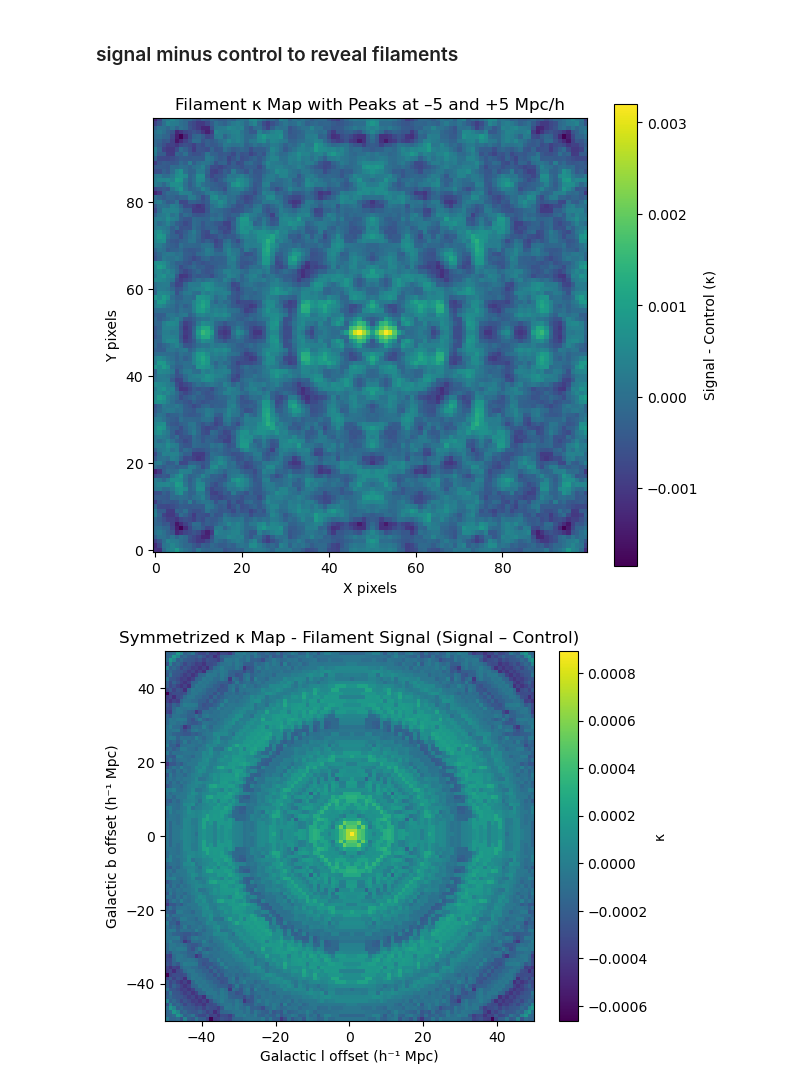
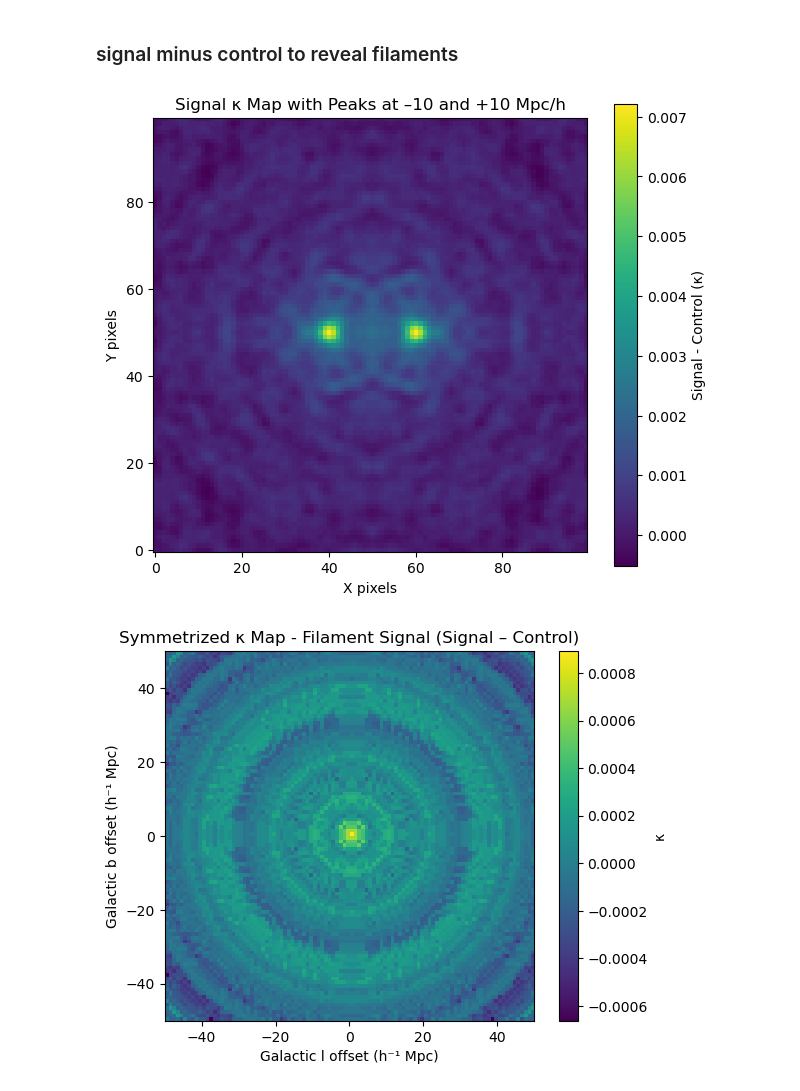
Before and after one commit to carolinewu327/astrophysics, a Jupyter notebook: subtracted_revealing_filaments.ipynb, the cells around one changed output. Saved outputs shown, nothing was run; the diff lists cells and outputs as text; code cells hidden in the pictures.

```diff
--- a/subtracted_revealing_filaments.ipynb
+++ b/subtracted_revealing_filaments.ipynb
@@ -14,7 +14,7 @@ import numpy as np
 import pandas as pd
 import matplotlib.pyplot as plt
 
-separation = 10
+separation = 20
 
 # --- Load CSVs ---
 signal = pd.read_csv(f"data/kappa_sym_{separation}_BOSS_NGCSGC.csv", index_col=0).values
@@ -32,34 +32,34 @@ shift_pix = int(np.round(shift_hmpc / cell_size_hmpc))  # convert to pixels
 # Take the single-galaxy stacked κ map (already symmetrized if desired)
 base_map = center  # or kappa_smooth or kappa_sub, depending on what you want
 
 # Shift left and right
 map_left  = np.roll(base_map, -shift_pix, axis=1)  # shift to -10 Mpc/h
 map_right = np.roll(base_map, +shift_pix, axis=1)  # shift to +10 Mpc/h
 
 # Add them up to create a control "pair" map
 control = map_left + map_right
 
 # --- Crop to same shape if needed ---
 min_size = min(signal.shape[0], control.shape[0])
 signal = signal[:min_size, :min_size]
 control = control[:min_size, :min_size]
 
 # --- Subtract ---
 filaments = signal  - control
 
 # --- Save to CSV ---
 # pd.DataFrame(filaments).to_csv("filaments.csv", header=False, index=False)
 # print(f"✅ Filament map saved as filaments.csv with shape {filaments.shape}")
 
 # --- Plot ---
 plt.figure(figsize=(7, 6))
-im = plt.imshow(filaments, origin="lower", cmap="viridis")
+im = plt.imshow(signal, origin="lower", cmap="viridis")
 plt.colorbar(im, label="Signal - Control (κ)")
 # plt.title("Filament Map (Signal – Control) 5Mpc/h")
-plt.title("Filament κ Map with Peaks at –5 and +5 Mpc/h")
+plt.title("Signal κ Map with Peaks at –10 and +10 Mpc/h")
 plt.xlabel("X pixels")
 plt.ylabel("Y pixels")
 plt.show()
 # %% [output]
-[figure, old version]
+[figure, new version]
 # %%
```
Also changed, not shown: parts of 1 cell of this notebook, 1 other file.
